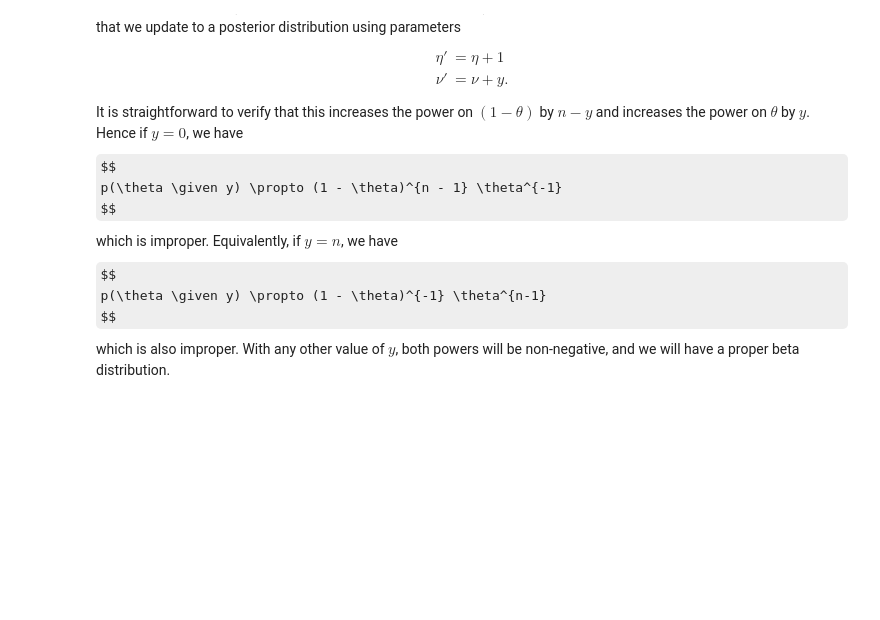
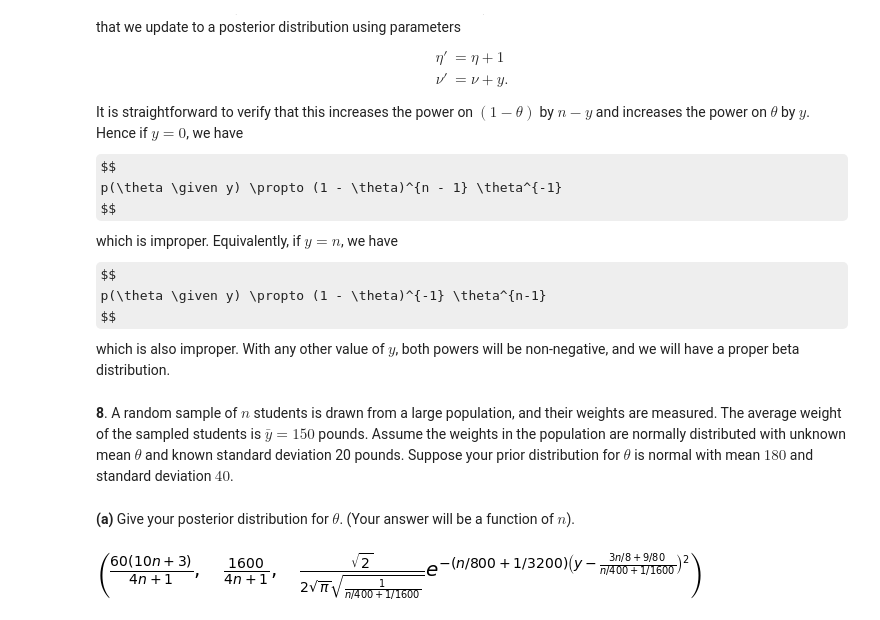
Before and after one commit to jbandlow/notebooks, a Jupyter notebook: BDA Exercises - Chapter 2.ipynb, the cells around one changed output. Drawn from its saved outputs; the diff is of its cells as text; code cells hidden in the pictures; some formulas as TeX source; blank space fills up the shorter version.

```diff
--- a/BDA Exercises - Chapter 2.ipynb
+++ b/BDA Exercises - Chapter 2.ipynb
@@ -305,3 +317,29 @@ $$
 p(\theta \given y) \propto (1 - \theta)^{-1} \theta^{n-1}
 $$
 which is also improper. With any other value of $y$, both powers will be non-negative, and we will have a proper beta distribution.
+# %% [markdown]
+**8**. A random sample of $n$ students is drawn from a large population, and their weights are measured. The average weight of the sampled students is $\bar{y} = 150$ pounds. Assume the weights in the population are normally distributed with unknown mean $\theta$ and known standard deviation 20 pounds. Suppose your prior distribution for $\theta$ is normal with mean $180$ and standard deviation $40$.
+# %% [markdown]
+**(a)** Give your posterior distribution for $\theta$. (Your answer will be a function of $n$).
+# %%
+import sympy.stats as systats
+y, n = sy.symbols('y n')
+
+# Enter the given information
+y_bar = 150
+std_pop = 20
+mu_prior = 180
+std_prior = 40
+
+# Compute the precisions, and the posterior parameters
+pr_prior = sy.S(1) / (std_prior**2)
+pr_pop = sy.S(1) / (std_pop**2)
+mu_post = (mu_prior * pr_prior + n * y_bar * pr_pop) / (pr_prior + n * pr_pop)
+std_post = sy.sqrt(sy.S(1) / (pr_prior + n * pr_pop))
+
+# Define the posterior distribution
+posterior_dist = systats.Normal('posterior', mu_post, std_post)
+posterior = systats.density(posterior_dist)(y)
+mu_post.simplify(), (std_post**2).simplify(), posterior
+# %% [output]
+[figure, added]
```
Also changed, not shown: parts of 31 cells of this notebook, 3 other files.
